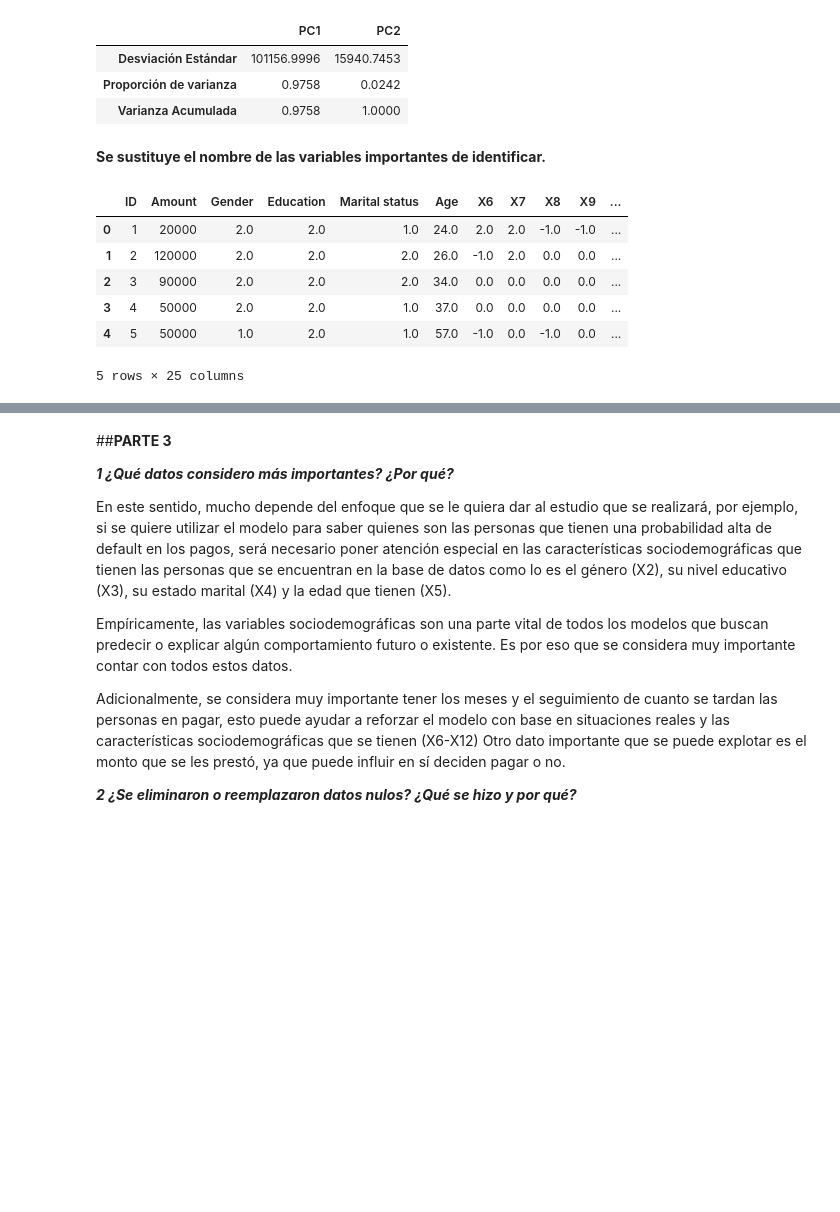
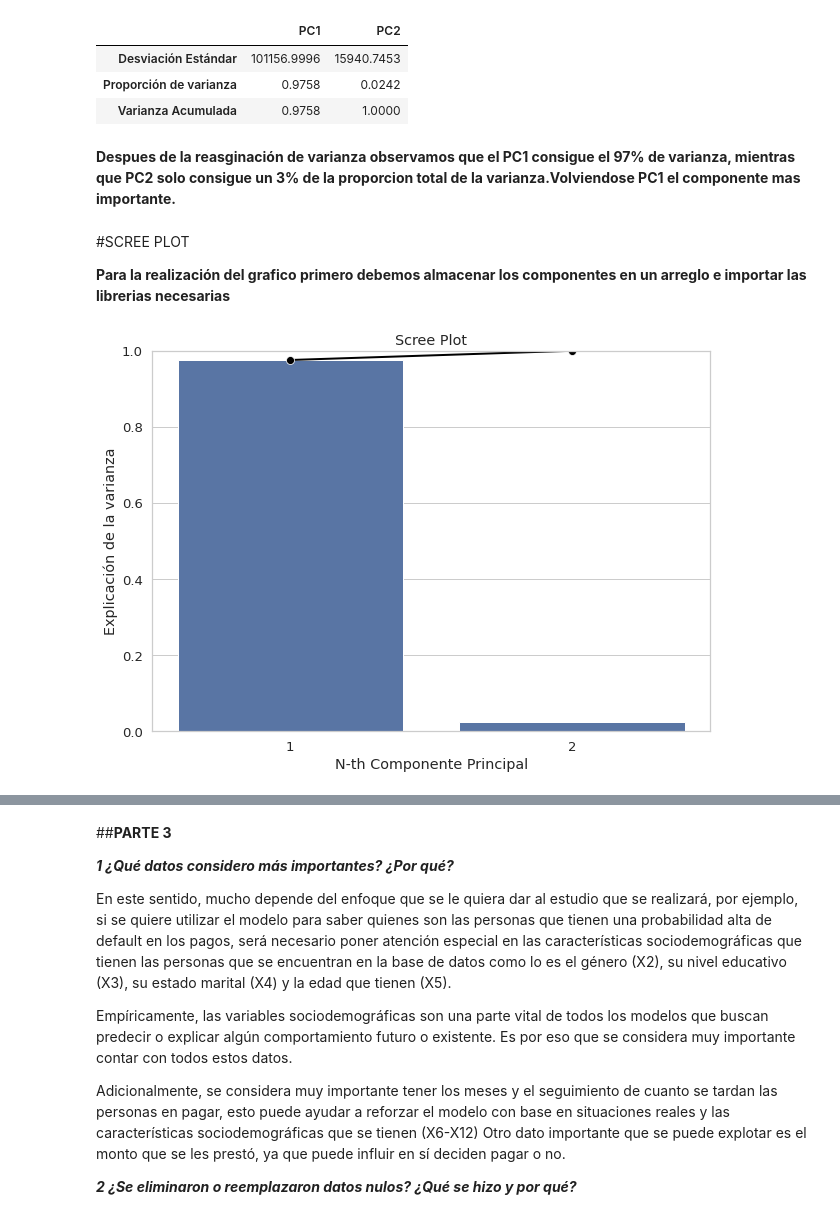
Before and after one commit to PosgradoMNA/actividades-del-projecto-equipo-118, a Jupyter notebook: Equipo118_Tarea2_Modulo3.ipynb, the cells around one changed output, grey strips where cells are left out. Cells and saved outputs as stored; diff of their text form; code cells hidden in the pictures; blank space fills up the shorter version.

```diff
--- a/Equipo118_Tarea2_Modulo3.ipynb
+++ b/Equipo118_Tarea2_Modulo3.ipynb
@@ -247,17 +249,43 @@ pcsSummary.round(4)
 | Desviación Estándar | 101156.9996 | 15940.7453 |
 | Proporción de varianza | 0.9758 | 0.0242 |
 | Varianza Acumulada | 0.9758 | 1.0000 |
-# %% [markdown]
-**Se sustituye el nombre de las variables importantes de identificar.**
-# %%
-df3 = df2
-df3.rename(columns = { 'X1' : 'Amount ' ,'X2' : 'Gender ', 'X3' :'Education ','X4' : 'Marital status', 'X5' : 'Age'}, inplace = True)
-df3.head(5)
-# %% [output]
-|  | ID | Amount | Gender | Education | Marital status | Age | X6 | X7 | X8 | X9 | ... |
-| 0 | 1 | 20000 | 2.0 | 2.0 | 1.0 | 24.0 | 2.0 | 2.0 | -1.0 | -1.0 | ... |
-| 1 | 2 | 120000 | 2.0 | 2.0 | 2.0 | 26.0 | -1.0 | 2.0 | 0.0 | 0.0 | ... |
-| 2 | 3 | 90000 | 2.0 | 2.0 | 2.0 | 34.0 | 0.0 | 0.0 | 0.0 | 0.0 | ... |
-| 3 | 4 | 50000 | 2.0 | 2.0 | 1.0 | 37.0 | 0.0 | 0.0 | 0.0 | 0.0 | ... |
-| 4 | 5 | 50000 | 1.0 | 2.0 | 1.0 | 57.0 | -1.0 | 0.0 | -1.0 | 0.0 | ... |
-5 rows × 25 columns
+# %% [markdown]
+**Despues de la reasginación de varianza observamos que el PC1 consigue el 97% de varianza, mientras que PC2 solo consigue un 3% de la proporcion total de la varianza.Volviendose PC1 el componente mas importante.**
+# %% [markdown]
+#SCREE PLOT
+
+**Para la realización del grafico primero debemos almacenar los componentes en un arreglo e importar las librerias necesarias**
+# %%
+import matplotlib as mpl
+import matplotlib.pyplot as plt
+
+PC_components = np.arange(pcs.n_components_) + 1
+# %%
+#Creación del Grafico
+Grafico2 = seab.set(style = 'whitegrid',
+            font_scale = 1.2
+            )
+
+fig, ax = plt.subplots(figsize=(10, 7))
+
+Grafico2 = seab.barplot(x = PC_components,
+                y = pcs.explained_variance_ratio_,
+                color = 'b'
+                )
+
+Grafico2 = seab.lineplot(x = PC_components-1,
+                 y = np.cumsum(pcs.explained_variance_ratio_),
+                 color = 'black',
+                 linestyle = '-',
+                 linewidth = 2,
+                 marker = 'o',
+                 markersize = 8
+                 )
+
+plt.title('Scree Plot')
+plt.xlabel('N-th Componente Principal')
+plt.ylabel('Explicación de la varianza')
+plt.ylim(0, 1)
+plt.show()
+# %% [output]
+[figure, added]
```
Also changed, not shown: parts of 7 cells of this notebook.
